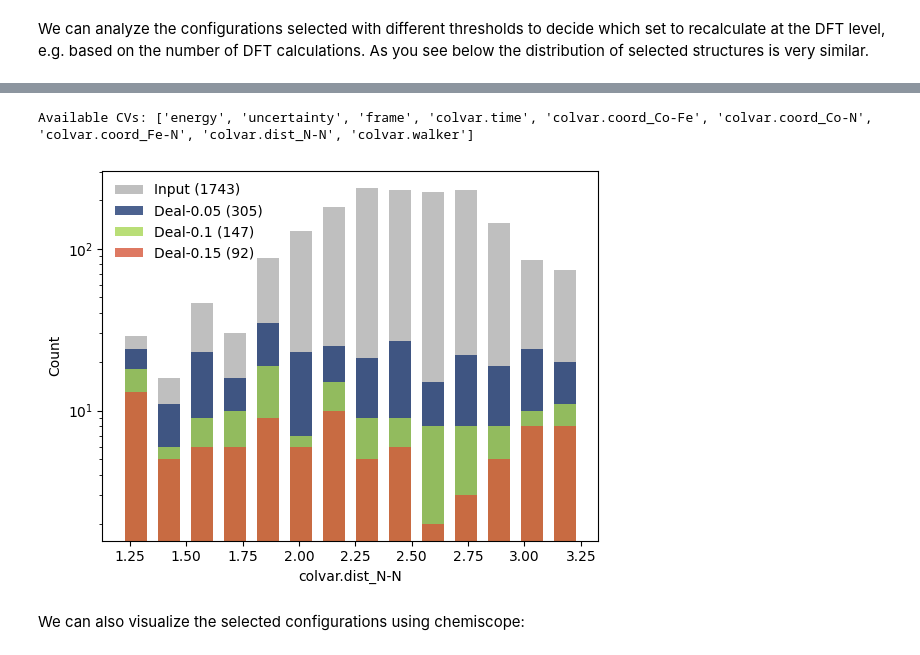
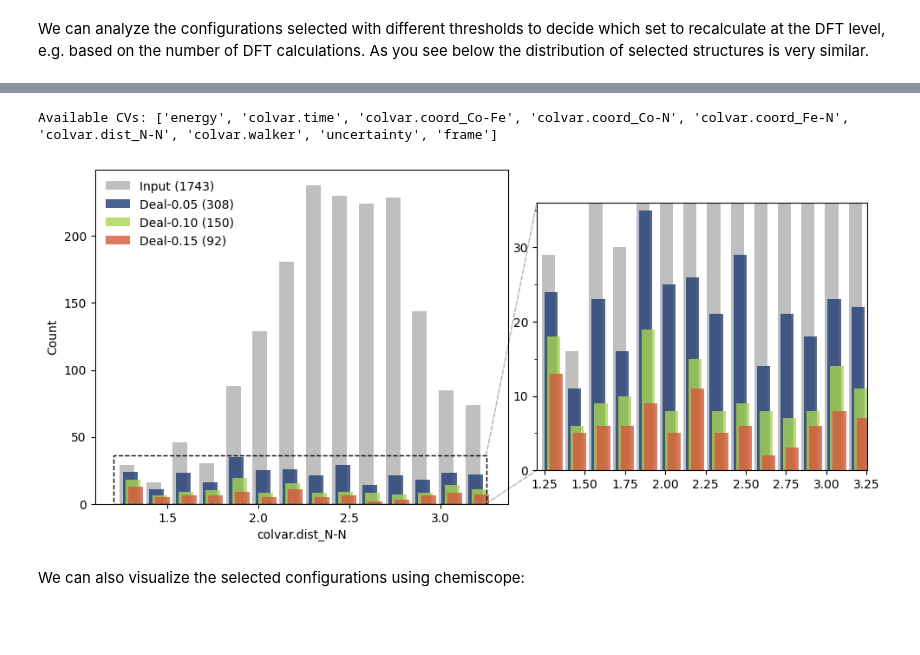
Before and after one commit to sperego98/DEAL, a Jupyter notebook: examples/1_activelearning_N2/active-learning-N2.ipynb, the cells around one changed output, grey strips where cells are left out. Drawn from its saved outputs; the diff is of its cells as text; code cells hidden in the pictures; blank space fills up the shorter version.

```diff
--- a/examples/1_activelearning_N2/active-learning-N2.ipynb
+++ b/examples/1_activelearning_N2/active-learning-N2.ipynb
@@ -167,9 +186,9 @@ Some tips:
 # %%
 # set DEAL parameters
 cutoff = 5
-deal_thresholds = [0.15,0.1,0.05]
+deal_thresholds = [0.05,0.1,0.15]
 
-deal_folder = 'selection'
+deal_folder = 'c_selection'
 
 for deal_threshold in deal_thresholds:
     output_prefix = f'{deal_folder}/deal_{deal_threshold:.3f}'
@@ -270,10 +291,14 @@ fig, ax = plt.subplots()
 for k,(deal_threshold,traj_deal) in enumerate(traj_deals.items()):
     selected_ids = [ atoms.info['step'] for atoms in traj_deal ]
     selection_curve = [np.sum(np.asarray(selected_ids)<=i) for i in range(len(traj_all))]
-    ax.plot(selection_curve,label=f'Deal-{deal_threshold}',linewidth=2.5,alpha=0.95, color=colors[k])
+    ax.plot(selection_curve,label=f'Deal-{deal_threshold:.2f}',linewidth=2.5,alpha=0.95, color=colors[k])
 
+ax.set_title(f'DEAL cumulative selection')
 ax.set_xlabel('Frame')
 ax.set_ylabel('# Selected')
-ax.legend(frameon=False)
+ax.axline((0,0),slope=1,color='black',linestyle='--',linewidth=1,label='no selection')
+ax.grid(True, which='both', linestyle='--', linewidth=0.5, alpha=0.5)
+ax.set_ylim(0)
+ax.legend()
 # %% [output]
 <matplotlib.legend.Legend at 0x...>
@@ -283,31 +310,73 @@ Histogram vs CVs
 # %%
 print("Available CVs:",[c for c in traj_all[0].info.keys() ])
 
 cv_name = 'colvar.dist_N-N'
 
-fig, ax = plt.subplots()
+fig, ax = plt.subplots(figsize=(8, 5), dpi=100)
 cv_all = np.asarray([atoms.info[cv_name] for atoms in traj_all])
 bins_cv = np.linspace(cv_all.min(),cv_all.max(),15)
 x,h = compute_histogram(cv_all,bins=bins_cv)
-ax.bar(x,h,width=(x[1]-x[0])/1.5,label=f'Input ({len(traj_all)})',alpha=0.5,color='grey',zorder=0)
+width = (x[1]-x[0])/1.8
+offset = width/5
+ax.bar(x,h,width=width,label=f'Input ({len(traj_all)})',alpha=0.5,color='grey',zorder=0)
 #for xi,hi in zip(x,h):
     #ax.text(xi,hi+5,f'{hi}', horizontalalignment= 'center', color='grey')
-
+h_max = 0
 for k,(deal_threshold,traj_deal) in enumerate(traj_deals.items()):
     cv_deal = np.asarray([atoms.info[cv_name] for atoms in traj_deal])
     x,h = compute_histogram(cv_deal,bins=bins_cv)
-    ax.bar(x,h,width=(x[1]-x[0])/1.5,label=f'Deal-{deal_threshold} ({len(traj_deal)})',alpha=0.8,color=colors[k],zorder=0)
-    #for xi,hi in zip(x,h):
-        #ax.text(xi-dx/5,hi+5,f'{hi}',color=colors[k])
+    ax.bar(x+offset*(k+1),h,width=width,label=f'Deal-{deal_threshold:.2f} ({len(traj_deal)})',alpha=0.8,color=colors[k],zorder=0)
+    h_max = max(h_max, h.max())
 
 ax.set_xlabel(cv_name)
 ax.set_ylabel('Count')
-ax.set_yscale('log')
+# ax.set_yscale('symlog')
 ax.legend(frameon=False)
+
+# MAKE a ZOOM on the selected region distribution
+fig.subplots_adjust(right=0.72)
+
+# inset: zoom into low-count region (y < 35), placed outside on the right
+inset_ax = ax.inset_axes([1.07, 0.1, 0.8, 0.8], transform=ax.transAxes)
+x_all, h_all = compute_histogram(cv_all, bins=bins_cv)
+inset_ax.bar(x_all, h_all, width=width, alpha=0.5, color='grey', zorder=0)
+for k, (deal_threshold, traj_deal) in enumerate(traj_deals.items()):
+    cv_deal = np.asarray([atoms.info[cv_name] for atoms in traj_deal])
+    x_deal, h_deal = compute_histogram(cv_deal, bins=bins_cv)
+    inset_ax.bar(x_deal + offset * (k + 1), h_deal, width=width, alpha=0.8, color=colors[k], zorder=0)
+inset_ax.set_xlim(cv_all.min(), cv_all.max())
+inset_ax.set_ylim(0, h_max+1)
+# inset_ax.set_xticks()
+inset_ax.set_yticks(np.arange(inset_ax.get_ylim()[0],inset_ax.get_ylim()[1],10))
+inset_ax.set_yticks(np.arange(inset_ax.get_ylim()[0],inset_ax.get_ylim()[1],5), minor=True,)
+
+# draw zoom box + connectors from the RIGHT edge of the box to the LEFT edge of the inset
+from matplotlib.patches import Rectangle, ConnectionPatch
+
+x1, x2 = inset_ax.get_xlim()
+y1, y2 = inset_ax.get_ylim()
+
+zoom_rect = Rectangle((x1, y1), x2 - x1, y2 - y1, fill=False, edgecolor='black', linestyle='--', linewidth=1.0)
+ax.add_patch(zoom_rect)
+
+con_bottom = ConnectionPatch(
+    xyA=(x2, y1), coordsA=ax.transData,
+    xyB=(0, 0), coordsB=inset_ax.transAxes,
+    color='black', linestyle='--', linewidth=1.0, clip_on=False, alpha=0.3
+   )
+con_top = ConnectionPatch(
+    xyA=(x2, y2), coordsA=ax.transData,
+    xyB=(0, 1), coordsB=inset_ax.transAxes,
+    color='black', linestyle='--', linewidth=1.0, clip_on=False, alpha=0.3
+   )
+
+ax.add_artist(con_bottom)
+ax.add_artist(con_top)
+
 plt.show()
 # %% [output]
-Available CVs: ['energy', 'uncertainty', 'frame', 'colvar.time', 'colvar.coord_Co-Fe', 'colvar.coord_Co-N', 'colvar.coord_Fe-N', 'colvar.dist_N-N', 'colvar.walker']
+Available CVs: ['energy', 'colvar.time', 'colvar.coord_Co-Fe', 'colvar.coord_Co-N', 'colvar.coord_Fe-N', 'colvar.dist_N-N', 'colvar.walker', 'uncertainty', 'frame']
-[figure, old version]
+[figure, new version]
 # %% [markdown]
 We can also visualize the selected configurations using chemiscope:
 # %%
```
Also changed, not shown: parts of 16 cells of this notebook, 22 other files.
